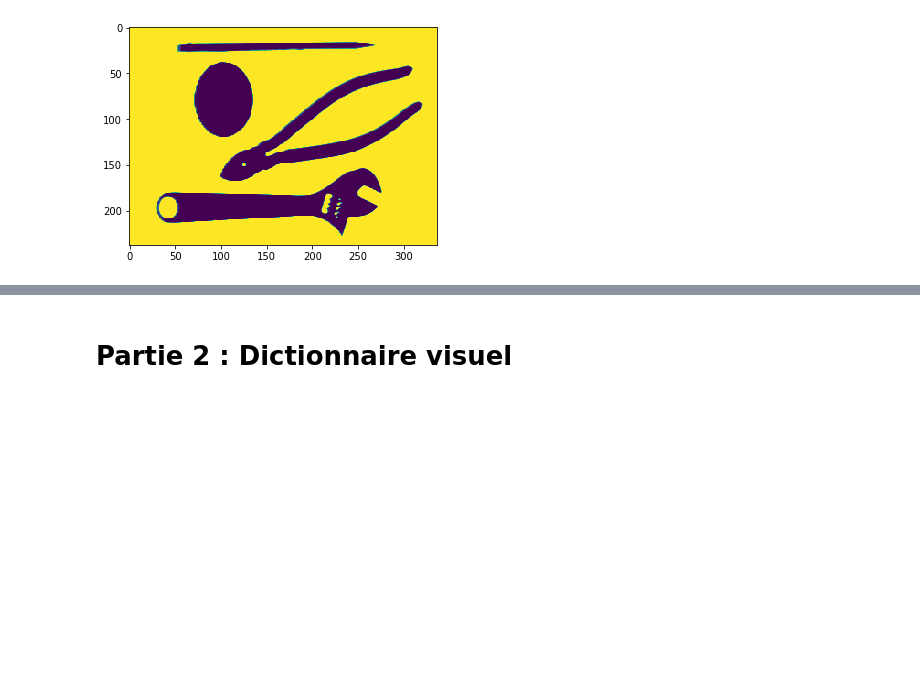
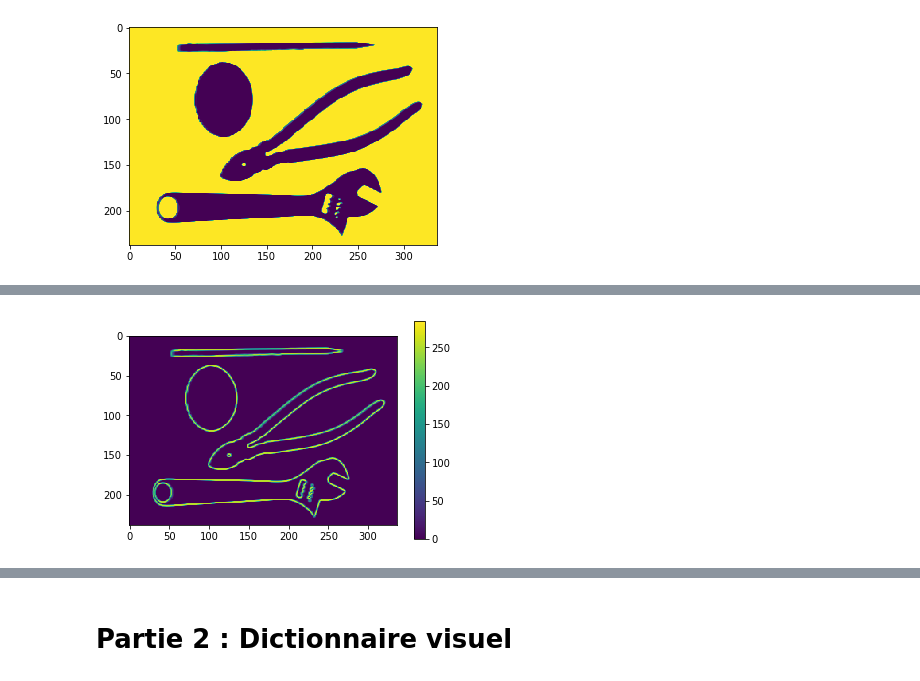
Before and after one commit to IssamBenamara/SIFT_BOW, a Jupyter notebook: TP1-2.ipynb, the cells around one changed output, grey strips where cells are left out. Drawn from its saved outputs; the diff is of its cells as text; code cells hidden in the pictures; blank space fills up the shorter version.

```diff
--- a/TP1-2.ipynb
+++ b/TP1-2.ipynb
@@ -65,17 +51,0 @@ plt.imshow(Iy)
-# %%
-def compute_grad(I):
-    h_x = np.asarray([1,0,-1])
-    h_y = np.asarray([-1,-2,-1])
-    Iy = conv_separable(I, h_x, h_y)
-    Ix = conv_separable(I, h_y, h_x)
-
-    return Ix, Iy
-
-# example d'affichage du résultat
-Ix, Iy = compute_grad(I)
-plt.imshow(Ix)
-plt.colorbar()
-plt.show()
-plt.imshow(Iy)
-plt.colorbar()
-plt.show()
@@ -92,0 +52,13 @@ def compute_sift_region(Gm, Go, mask=None):
+# %%
+def compute_grad_mod_ori(I):
+    Ix, Iy = compute_grad(I)
+    Gm = np.sqrt(Ix**2+Iy**2)
+    Go = compute_grad_ori(Ix, Iy, Gm)
+    return Gm, Go
+# %%
+Gm, Go = compute_grad_mod_ori(I)
+plt.imshow(Gm)
+plt.colorbar()
+plt.show()
+# %% [output]
+[figure, added]
```
Also changed, not shown: parts of 16 cells of this notebook.
